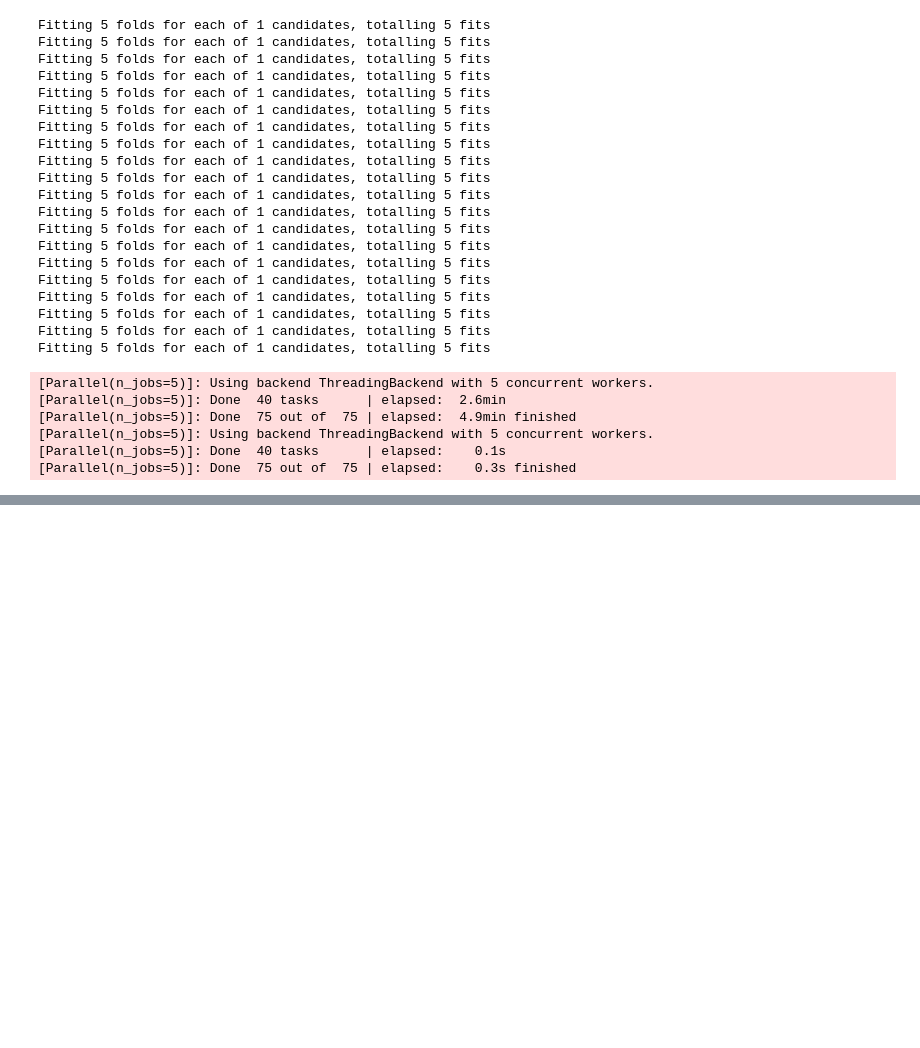
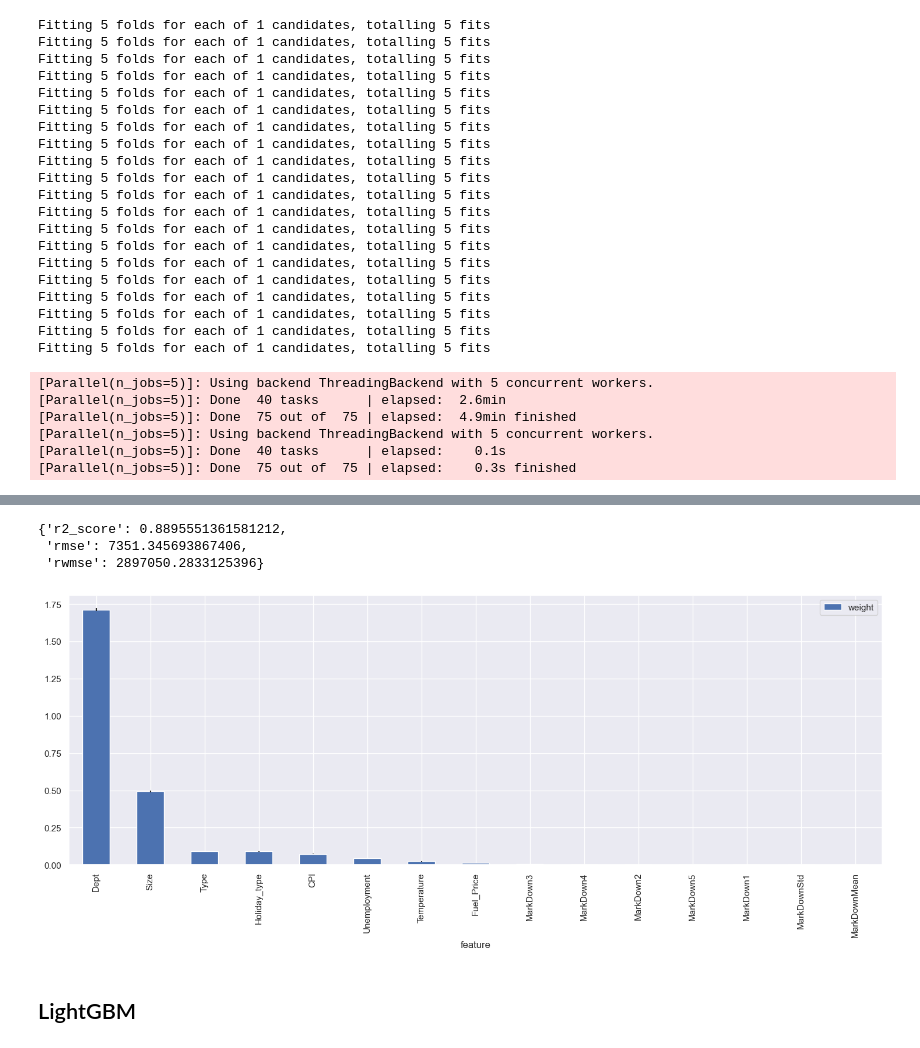
Before and after one commit to 10258392511/BusinessAnalyticsProject, a Jupyter notebook: scripts/model_selection.ipynb, the cells around one changed output, grey strips where cells are left out. Saved outputs shown, nothing was run; the diff lists cells and outputs as text; code cells hidden in the pictures; blank space fills up the shorter version.

Commit message:
Added HGBR, LGBMRegressor and show_weights_permutation_importance(.)

```diff
--- a/scripts/model_selection.ipynb
+++ b/scripts/model_selection.ipynb
@@ -215,0 +236,10 @@ fig, axes = create_feature_importance_plot(opt.best_estimator_)
+# %%
+pipeline = create_pipeline(
+    HGBR_CONFIG["model_cls"],
+    HGBR_CONFIG["params"],
+    if_winsorization=False,
+    if_data_normalization=False,
+    if_to_one_hot=True,
+    if_to_dense=True
+)
+pipeline
@@ -215,0 +261,12 @@ fig, axes = create_feature_importance_plot(opt.best_estimator_)
+# %%
+opt, metrics_val = hyperparam_tuning(
+    pipeline,
+    HGBR_CONFIG["param_space"],
+    X_train,
+    y_train,
+    weights_train,
+    X_test,
+    y_test,
+    weights_test,
+    save_dir="../outputs/models/HGBR/"
+)
@@ -215,0 +294,17 @@ fig, axes = create_feature_importance_plot(opt.best_estimator_)
+# %%
+metrics_val
+# %% [output]
+{'r2_score': 0.8895551361581212,
+ 'rmse': 7351.345693867406,
+ 'rwmse': 2897050.2833125396}
+# %%
+fig, axis = show_weights_permutation_importance(
+    opt.best_estimator_,
+    X_train,
+    y_train,
+    save_dir="../outputs/models/HGBR/"
+)
+# %% [output]
+[figure, added]
+# %% [markdown]
+## LightGBM
```
Also changed, not shown: parts of 16 cells of this notebook, 8 other files.
